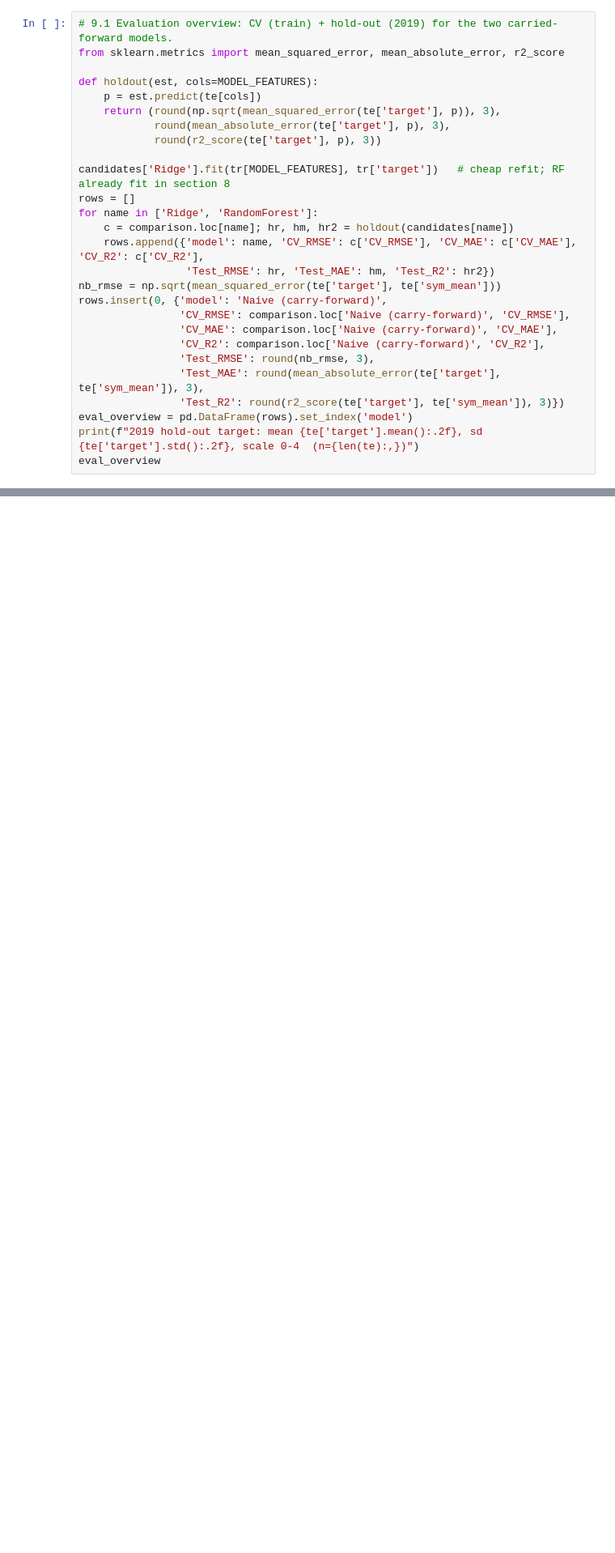
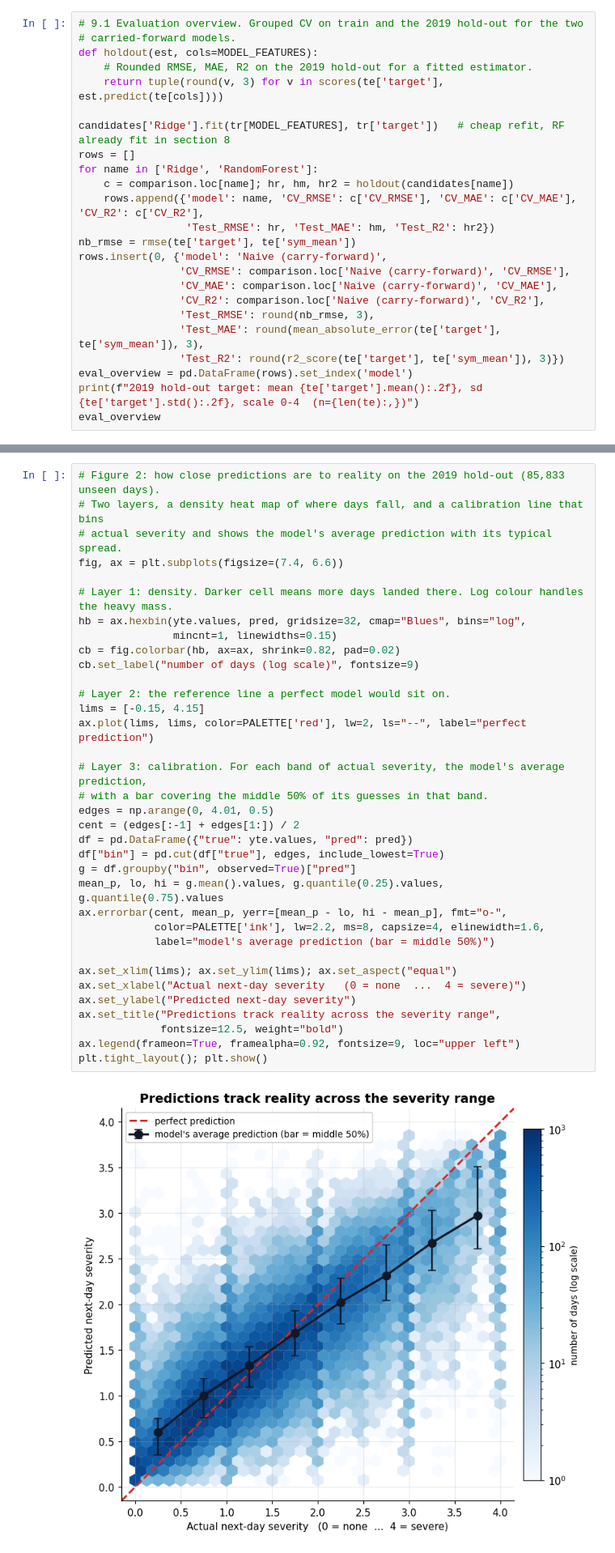
Before and after one commit to kempaviola/regression_health, a Jupyter notebook: notebooks/Viola_regression_capstone.ipynb, the cells around one changed output, grey strips where cells are left out. Shown at 81% size. Cells and saved outputs as stored; diff of their text form; blank space fills up the shorter version.

```diff
--- a/notebooks/Viola_regression_capstone.ipynb
+++ b/notebooks/Viola_regression_capstone.ipynb
@@ -1058,22 +1142,19 @@ naive hold-out RMSE : 0.538
 
 For the two selected models, RMSE, MAE, and R² are reported under both the grouped 5-fold cross-validation on the training split (the model-selection score) and the untouched 2019 hold-out (the deployment estimate). The naive carry-forward ("tomorrow = today") is shown as the reference floor.
 # %%
-# 9.1 Evaluation overview: CV (train) + hold-out (2019) for the two carried-forward models.
-from sklearn.metrics import mean_squared_error, mean_absolute_error, r2_score
+# 9.1 Evaluation overview. Grouped CV on train and the 2019 hold-out for the two
+# carried-forward models.
+def holdout(est, cols=MODEL_FEATURES):
+    # Rounded RMSE, MAE, R2 on the 2019 hold-out for a fitted estimator.
+    return tuple(round(v, 3) for v in scores(te['target'], est.predict(te[cols])))
 
-def holdout(est, cols=MODEL_FEATURES):
-    p = est.predict(te[cols])
-    return (round(np.sqrt(mean_squared_error(te['target'], p)), 3),
-            round(mean_absolute_error(te['target'], p), 3),
-            round(r2_score(te['target'], p), 3))
-
-candidates['Ridge'].fit(tr[MODEL_FEATURES], tr['target'])   # cheap refit; RF already fit in section 8
+candidates['Ridge'].fit(tr[MODEL_FEATURES], tr['target'])   # cheap refit, RF already fit in section 8
 rows = []
 for name in ['Ridge', 'RandomForest']:
     c = comparison.loc[name]; hr, hm, hr2 = holdout(candidates[name])
     rows.append({'model': name, 'CV_RMSE': c['CV_RMSE'], 'CV_MAE': c['CV_MAE'], 'CV_R2': c['CV_R2'],
                  'Test_RMSE': hr, 'Test_MAE': hm, 'Test_R2': hr2})
-nb_rmse = np.sqrt(mean_squared_error(te['target'], te['sym_mean']))
+nb_rmse = rmse(te['target'], te['sym_mean'])
 rows.insert(0, {'model': 'Naive (carry-forward)',
                 'CV_RMSE': comparison.loc['Naive (carry-forward)', 'CV_RMSE'],
                 'CV_MAE': comparison.loc['Naive (carry-forward)', 'CV_MAE'],
@@ -1528,0 +1826,37 @@ One caveat belongs with this. Part of the regression-to-the-mean effect is stati
+# %%
+# Figure 2: how close predictions are to reality on the 2019 hold-out (85,833 unseen days).
+# Two layers, a density heat map of where days fall, and a calibration line that bins
+# actual severity and shows the model's average prediction with its typical spread.
+fig, ax = plt.subplots(figsize=(7.4, 6.6))
+
+# Layer 1: density. Darker cell means more days landed there. Log colour handles the heavy mass.
+hb = ax.hexbin(yte.values, pred, gridsize=32, cmap="Blues", bins="log",
+               mincnt=1, linewidths=0.15)
+cb = fig.colorbar(hb, ax=ax, shrink=0.82, pad=0.02)
+cb.set_label("number of days (log scale)", fontsize=9)
+
+# Layer 2: the reference line a perfect model would sit on.
+lims = [-0.15, 4.15]
+ax.plot(lims, lims, color=PALETTE['red'], lw=2, ls="--", label="perfect prediction")
+
+# Layer 3: calibration. For each band of actual severity, the model's average prediction,
+# with a bar covering the middle 50% of its guesses in that band.
+edges = np.arange(0, 4.01, 0.5)
+cent = (edges[:-1] + edges[1:]) / 2
+df = pd.DataFrame({"true": yte.values, "pred": pred})
+df["bin"] = pd.cut(df["true"], edges, include_lowest=True)
+g = df.groupby("bin", observed=True)["pred"]
+mean_p, lo, hi = g.mean().values, g.quantile(0.25).values, g.quantile(0.75).values
+ax.errorbar(cent, mean_p, yerr=[mean_p - lo, hi - mean_p], fmt="o-",
+            color=PALETTE['ink'], lw=2.2, ms=8, capsize=4, elinewidth=1.6,
+            label="model's average prediction (bar = middle 50%)")
+
+ax.set_xlim(lims); ax.set_ylim(lims); ax.set_aspect("equal")
+ax.set_xlabel("Actual next-day severity   (0 = none  ...  4 = severe)")
+ax.set_ylabel("Predicted next-day severity")
+ax.set_title("Predictions track reality across the severity range",
+             fontsize=12.5, weight="bold")
+ax.legend(frameon=True, framealpha=0.92, fontsize=9, loc="upper left")
+plt.tight_layout(); plt.show()
+# %% [output]
+[figure, added]
```
Also changed, not shown: parts of 59 cells of this notebook, 24 other files.
